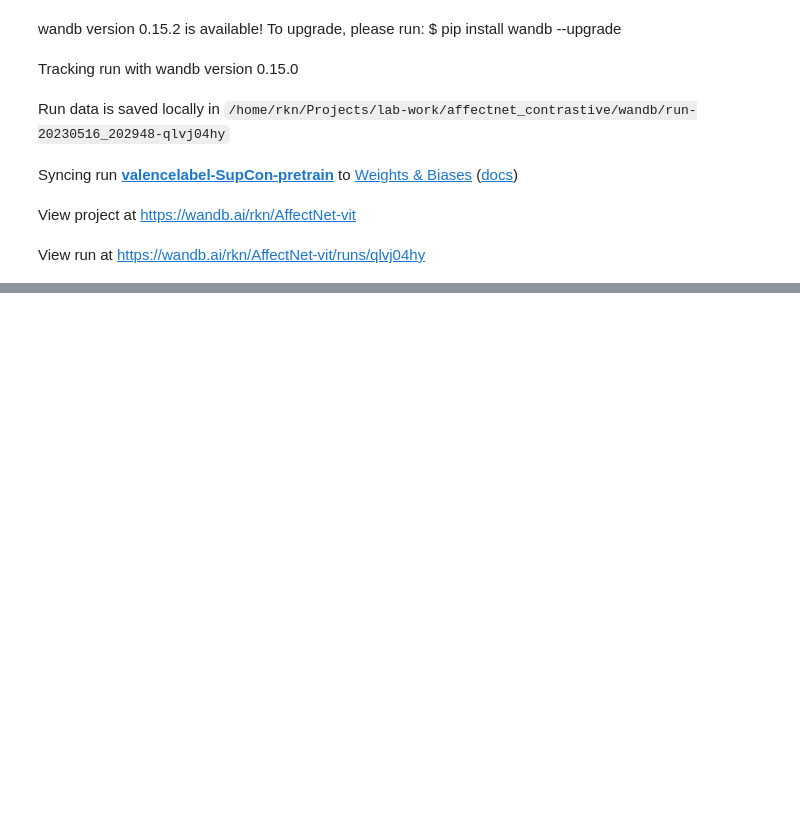
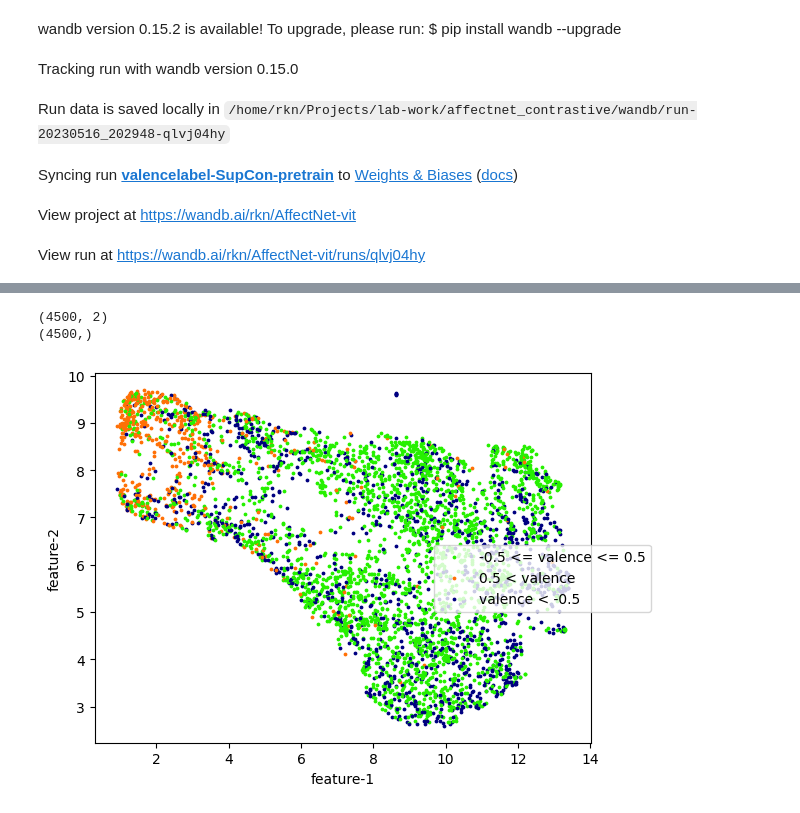
Before and after one commit to HoriiLabWork/lab-work, a Jupyter notebook: affectnet_contrastive/supCon_valence_label.ipynb, the cells around one changed output, grey strips where cells are left out. Cells and saved outputs as stored; diff of their text form; code cells hidden in the pictures; blank space fills up the shorter version.

```diff
--- a/affectnet_contrastive/supCon_valence_label.ipynb
+++ b/affectnet_contrastive/supCon_valence_label.ipynb
@@ -260,0 +369,11 @@ trainer.train()
+# %%
+tokens, labels = CLS_tokens(model,
+                            feature_extractor,
+                            # val_label_dataset,
+                            val_contrastive_dataset,
+                            device)
+plot_tokens(tokens, labels, 10, labeled_valence)
+# %% [output]
+(4500, 2)
+(4500,)
+[figure, added]
```
Also changed, not shown: parts of 8 cells of this notebook, 2 other files.
